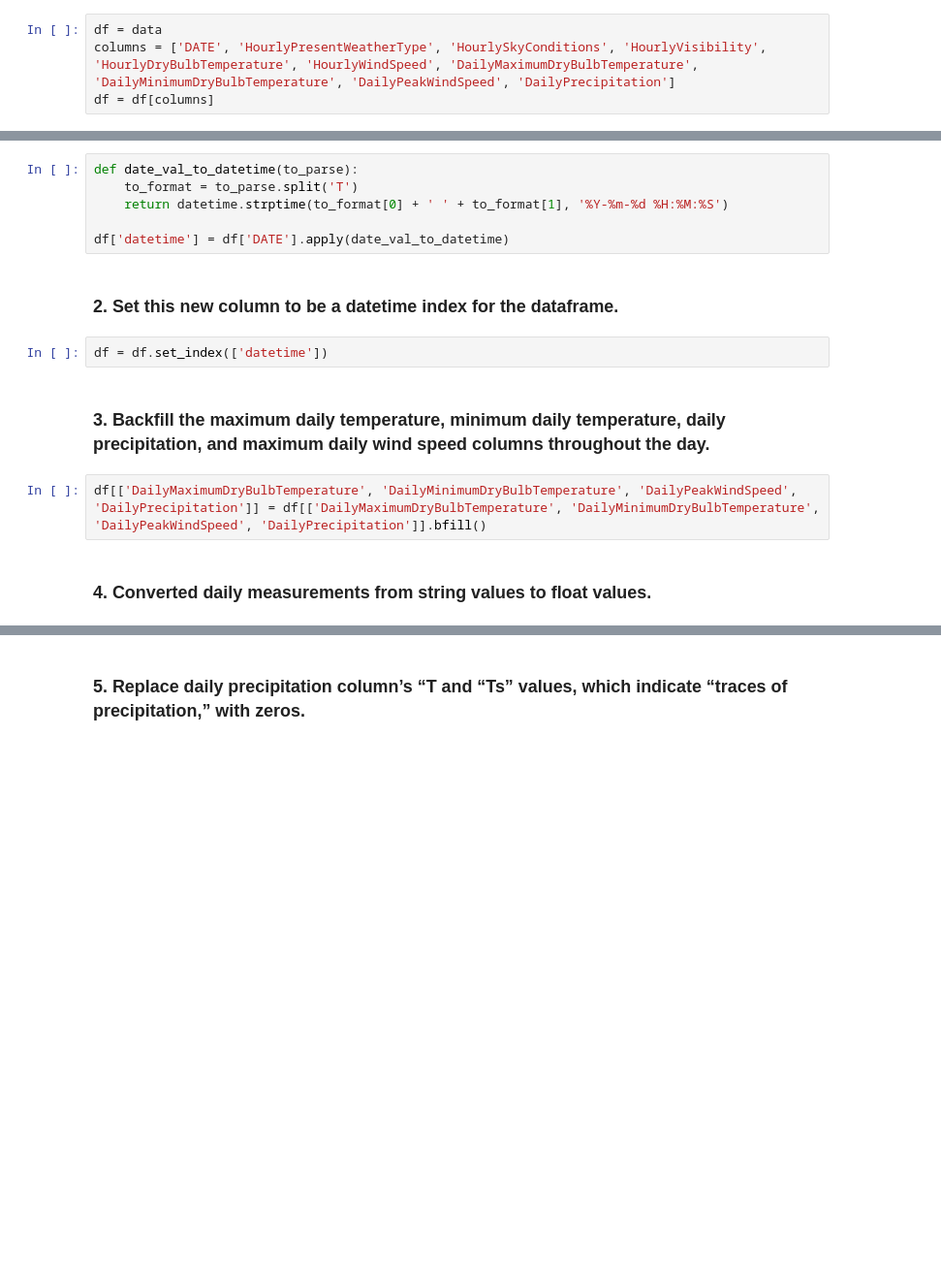
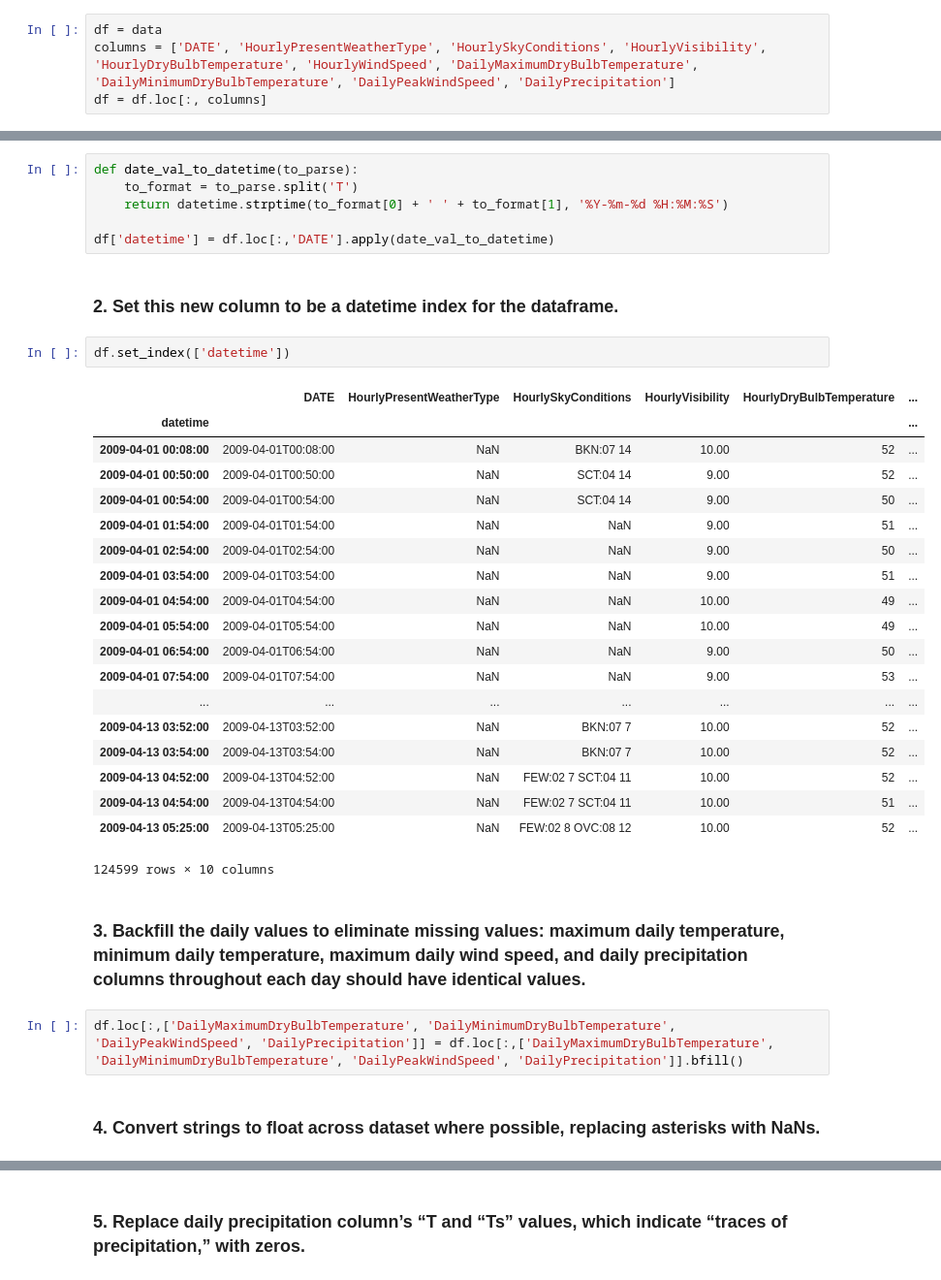
Before and after one commit to jefftrevino/Springboard, a Jupyter notebook: capstone1montereyWeather/capstone_one_data_wrangling.ipynb, the cells around one changed output, grey strips where cells are left out. Shown at 97% size. Drawn from its saved outputs; the diff is of its cells as text; blank space fills up the shorter version.

Commit message:
cleaned up indexing and completed str to float cleaning

```diff
--- a/capstone1montereyWeather/capstone_one_data_wrangling.ipynb
+++ b/capstone1montereyWeather/capstone_one_data_wrangling.ipynb
@@ -18,7 +18,7 @@ Get relevant columns from the data set:
 # %%
 df = data
 columns = ['DATE', 'HourlyPresentWeatherType', 'HourlySkyConditions', 'HourlyVisibility', 'HourlyDryBulbTemperature', 'HourlyWindSpeed', 'DailyMaximumDryBulbTemperature', 'DailyMinimumDryBulbTemperature', 'DailyPeakWindSpeed', 'DailyPrecipitation']
-df = df[columns]
+df = df.loc[:, columns]
 # %% [markdown]
 ### 1. Convert the 'DATE' column into a new datetime column full of datetime objects, and set this new column as the dataframe's index.
 # %%
@@ -26,14 +26,34 @@ def date_val_to_datetime(to_parse):
     to_format = to_parse.split('T')
     return datetime.strptime(to_format[0] + ' ' + to_format[1], '%Y-%m-%d %H:%M:%S')
 
-df['datetime'] = df['DATE'].apply(date_val_to_datetime)
+df['datetime'] = df.loc[:,'DATE'].apply(date_val_to_datetime)
 # %% [markdown]
 ### 2. Set this new column to be a datetime index for the dataframe.
 # %%
-df = df.set_index(['datetime'])
+df.set_index(['datetime'])
+# %% [output]
+|  | DATE | HourlyPresentWeatherType | HourlySkyConditions | HourlyVisibility | HourlyDryBulbTemperature | ... |
+| datetime |  |  |  |  |  | ... |
+| 2009-04-01 00:08:00 | 2009-04-01T00:08:00 | NaN | BKN:07 14 | 10.00 | 52 | ... |
+| 2009-04-01 00:50:00 | 2009-04-01T00:50:00 | NaN | SCT:04 14 | 9.00 | 52 | ... |
+| 2009-04-01 00:54:00 | 2009-04-01T00:54:00 | NaN | SCT:04 14 | 9.00 | 50 | ... |
+| 2009-04-01 01:54:00 | 2009-04-01T01:54:00 | NaN | NaN | 9.00 | 51 | ... |
+| 2009-04-01 02:54:00 | 2009-04-01T02:54:00 | NaN | NaN | 9.00 | 50 | ... |
+| 2009-04-01 03:54:00 | 2009-04-01T03:54:00 | NaN | NaN | 9.00 | 51 | ... |
+| 2009-04-01 04:54:00 | 2009-04-01T04:54:00 | NaN | NaN | 10.00 | 49 | ... |
+| 2009-04-01 05:54:00 | 2009-04-01T05:54:00 | NaN | NaN | 10.00 | 49 | ... |
+| 2009-04-01 06:54:00 | 2009-04-01T06:54:00 | NaN | NaN | 9.00 | 50 | ... |
+| 2009-04-01 07:54:00 | 2009-04-01T07:54:00 | NaN | NaN | 9.00 | 53 | ... |
+| ... | ... | ... | ... | ... | ... | ... |
+| 2009-04-13 03:52:00 | 2009-04-13T03:52:00 | NaN | BKN:07 7 | 10.00 | 52 | ... |
+| 2009-04-13 03:54:00 | 2009-04-13T03:54:00 | NaN | BKN:07 7 | 10.00 | 52 | ... |
+| 2009-04-13 04:52:00 | 2009-04-13T04:52:00 | NaN | FEW:02 7 SCT:04 11 | 10.00 | 52 | ... |
+| 2009-04-13 04:54:00 | 2009-04-13T04:54:00 | NaN | FEW:02 7 SCT:04 11 | 10.00 | 51 | ... |
+| 2009-04-13 05:25:00 | 2009-04-13T05:25:00 | NaN | FEW:02 8 OVC:08 12 | 10.00 | 52 | ... |
+124599 rows × 10 columns
 # %% [markdown]
-### 3. Backfill the maximum daily temperature, minimum daily temperature, daily precipitation, and maximum daily wind speed columns throughout the day.
+### 3. Backfill the daily values to eliminate missing values: maximum daily temperature, minimum daily temperature, maximum daily wind speed, and daily precipitation columns throughout each day should have identical values.
 # %%
-df[['DailyMaximumDryBulbTemperature', 'DailyMinimumDryBulbTemperature', 'DailyPeakWindSpeed', 'DailyPrecipitation']] = df[['DailyMaximumDryBulbTemperature', 'DailyMinimumDryBulbTemperature', 'DailyPeakWindSpeed', 'DailyPrecipitation']].bfill()
+df.loc[:,['DailyMaximumDryBulbTemperature', 'DailyMinimumDryBulbTemperature', 'DailyPeakWindSpeed', 'DailyPrecipitation']] = df.loc[:,['DailyMaximumDryBulbTemperature', 'DailyMinimumDryBulbTemperature', 'DailyPeakWindSpeed', 'DailyPrecipitation']].bfill()
-# %% [markdown]
-### 4. Converted daily measurements from string values to float values.
+# %% [markdown]
+### 4. Convert strings to float across dataset where possible, replacing asterisks with NaNs.
```
Also changed, not shown: parts of 6 cells of this notebook.
